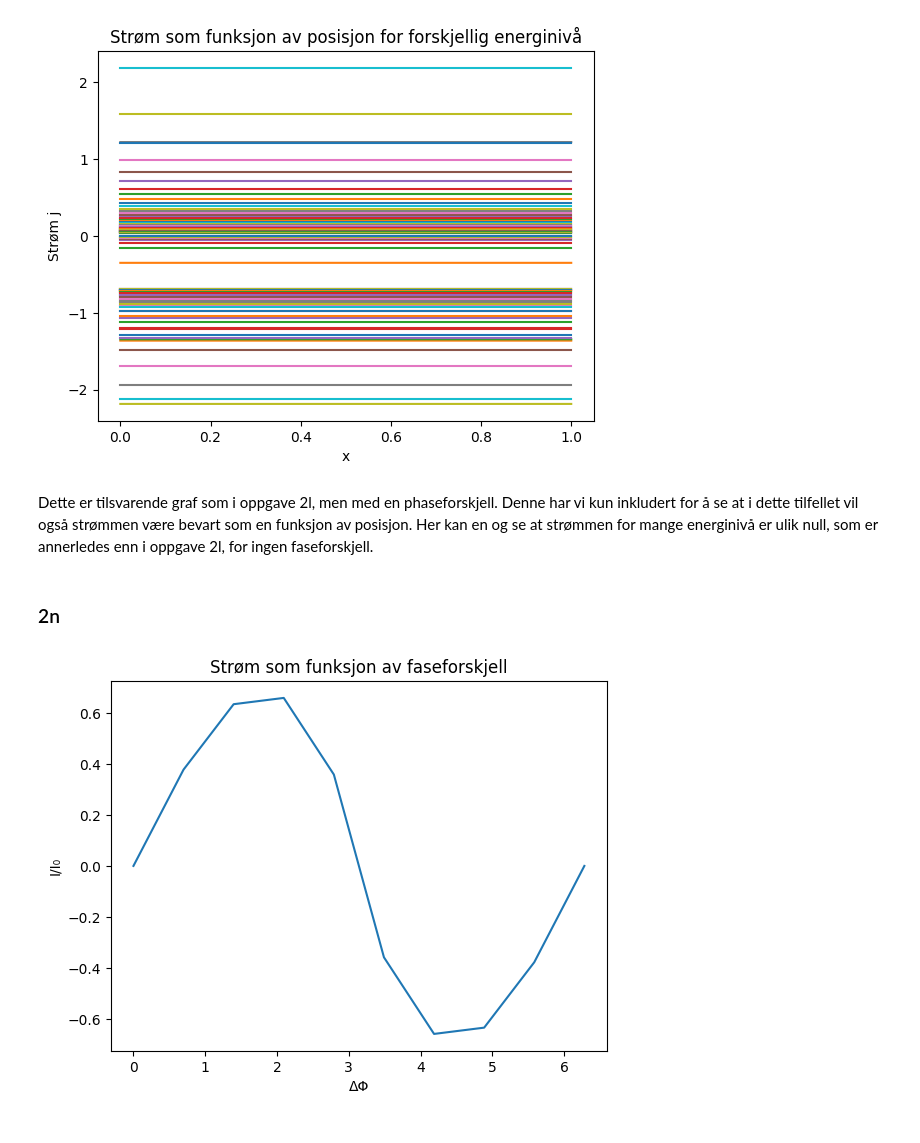
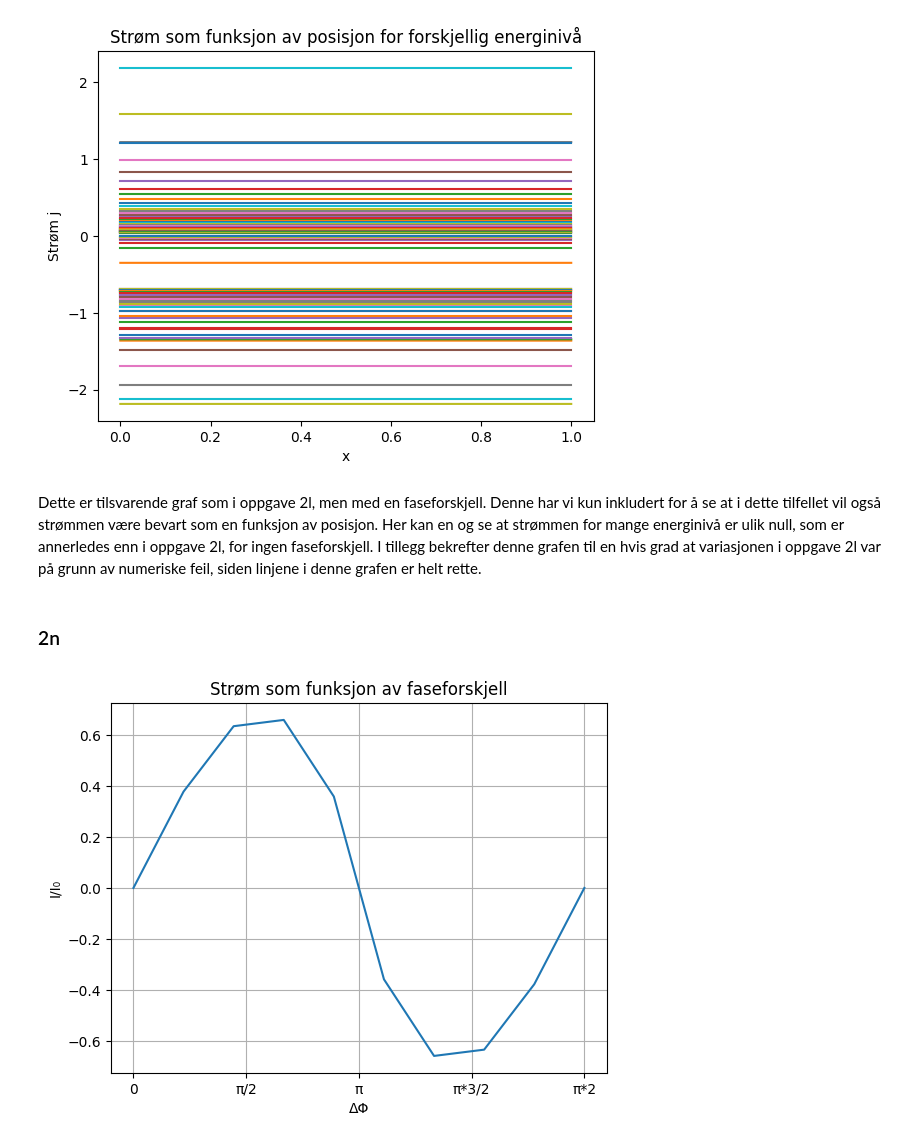
Before and after one commit to Tisserud/Project3AlfredGaute, a Jupyter notebook: .src/77-prosjekt3.ipynb, the cells around one changed output. Saved outputs shown, nothing was run; the diff lists cells and outputs as text; code cells hidden in the pictures.

Commit message:
Skrev litt på de siste par oppgavene

```diff
--- a/.src/77-prosjekt3.ipynb
+++ b/.src/77-prosjekt3.ipynb
@@ -910,7 +910,7 @@ plt.show()
 # %% [output]
 [figure]
 # %% [markdown]
-Dette er tilsvarende graf som i oppgave 2l, men med en phaseforskjell. Denne har vi kun inkludert for å se at i dette tilfellet vil også strømmen være bevart som en funksjon av posisjon. Her kan en og se at strømmen for mange energinivå er ulik null, som er annerledes enn i oppgave 2l, for ingen faseforskjell.
+Dette er tilsvarende graf som i oppgave 2l, men med en faseforskjell. Denne har vi kun inkludert for å se at i dette tilfellet vil også strømmen være bevart som en funksjon av posisjon. Her kan en og se at strømmen for mange energinivå er ulik null, som er annerledes enn i oppgave 2l, for ingen faseforskjell. I tillegg bekrefter denne grafen til en hvis grad at variasjonen i oppgave 2l var på grunn av numeriske feil, siden linjene i denne grafen er helt rette.
 # %% [markdown]
 ### 2n
 # %%
@@ -936,11 +936,13 @@ for i in range(n):
 # %%
 j_phi = np.array([[np.apply_along_axis(current_density, 0, res.sol(l/2)) for res in results] for results in results_per_phi])
 I_phi = simpson(j_phi, epsilon_arr)
 
 plt.plot(phi_L_arr, I_phi)
 plt.title("Strøm som funksjon av faseforskjell")
+plt.grid()
 plt.xlabel("\u0394\u03A6")
+plt.xticks([0,np.pi/2,np.pi,np.pi*6/4,2*np.pi],labels=[0,"\u03C0/2","\u03C0","\u03C0*3/2","\u03C0*2"])
 plt.ylabel("I/I\u2080")
 plt.show()
 # %% [output]
-[figure, old version]
+[figure, new version]
```
Also changed, not shown: parts of 2 cells of this notebook.
